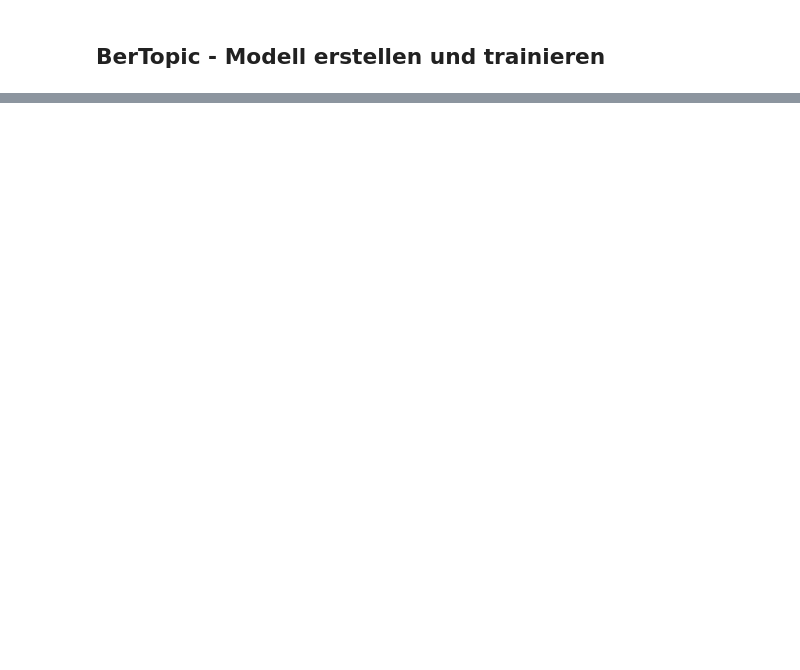
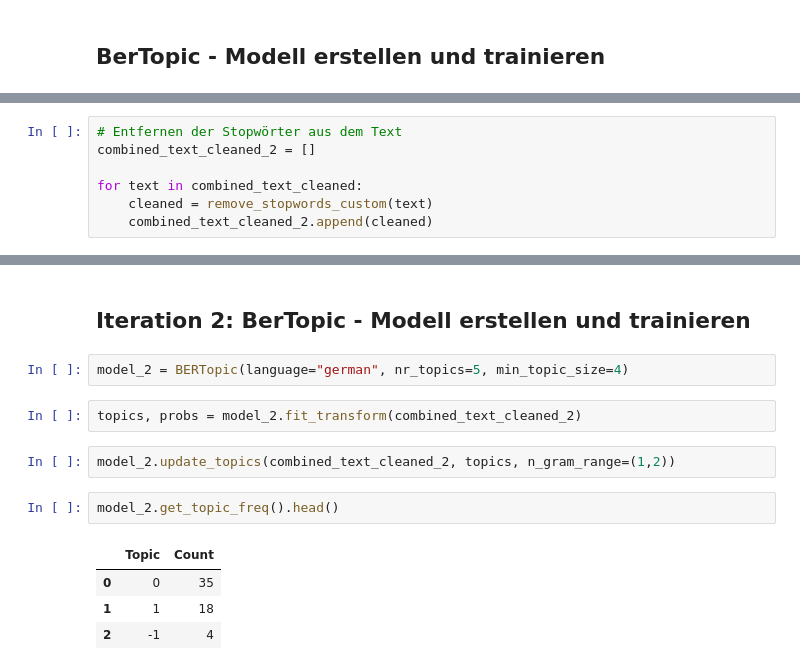
Before and after one commit to GitHappensI/NLP-Analyst-Recommendation-Project, a Jupyter notebook: TopicModelling_Pressemitteilung.ipynb, the cells around one changed output, grey strips where cells are left out. Drawn from its saved outputs; the diff is of its cells as text; blank space fills up the shorter version.

```diff
--- a/TopicModelling_Pressemitteilung.ipynb
+++ b/TopicModelling_Pressemitteilung.ipynb
@@ -149,0 +284,7 @@ text_without_paragraph
+# %%
+# Entfernen der Stopwörter aus dem Text
+combined_text_cleaned_2 = []
+
+for text in combined_text_cleaned:
+    cleaned = remove_stopwords_custom(text)
+    combined_text_cleaned_2.append(cleaned)
@@ -149,0 +311,15 @@ text_without_paragraph
+# %% [markdown]
+## Iteration 2: BerTopic - Modell erstellen und trainieren
+# %%
+model_2 = BERTopic(language="german", nr_topics=5, min_topic_size=4)
+# %%
+topics, probs = model_2.fit_transform(combined_text_cleaned_2)
+# %%
+model_2.update_topics(combined_text_cleaned_2, topics, n_gram_range=(1,2))
+# %%
+model_2.get_topic_freq().head()
+# %% [output]
+|  | Topic | Count |
+| 0 | 0 | 35 |
+| 1 | 1 | 18 |
+| 2 | -1 | 4 |
```
Also changed, not shown: parts of 33 cells of this notebook, 2 other files.
